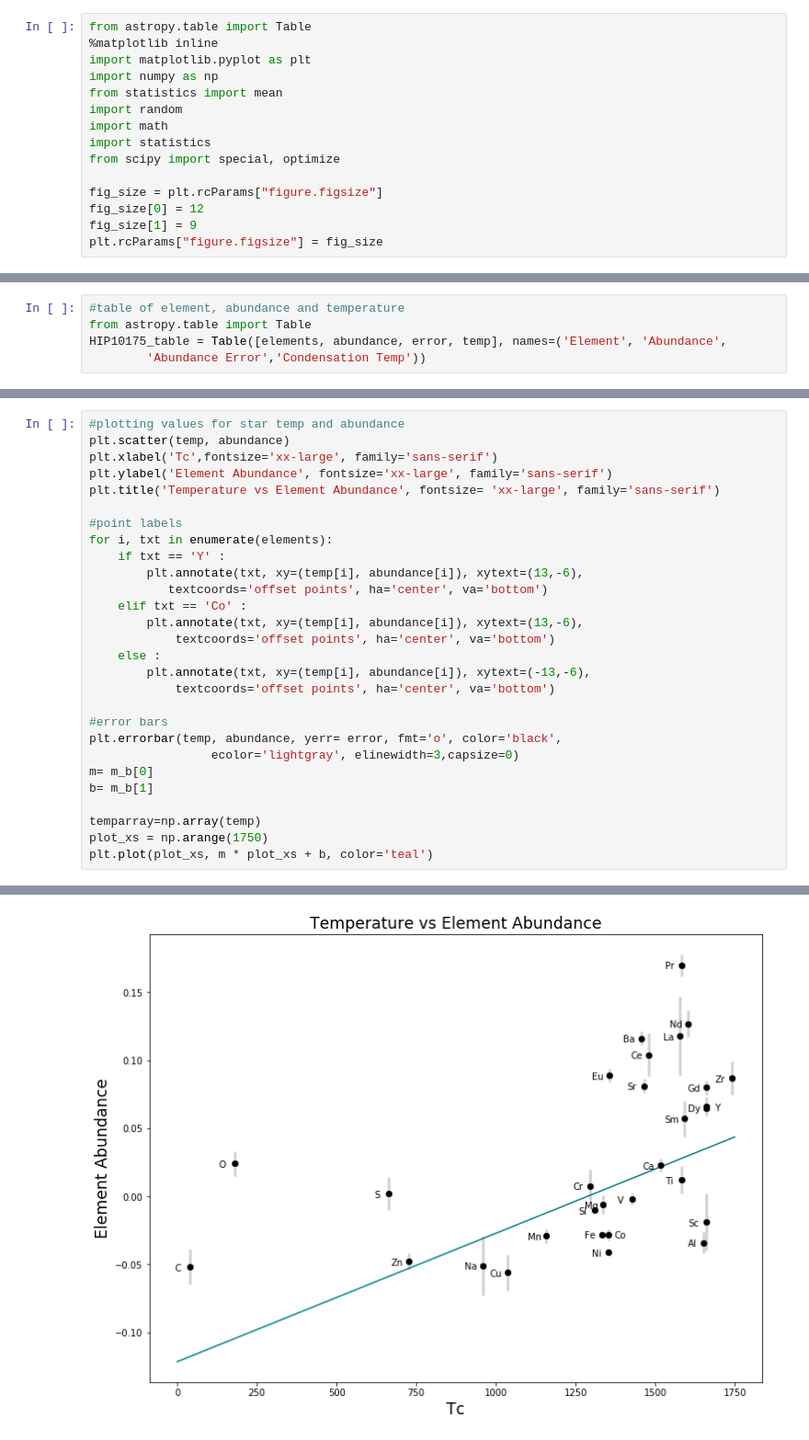
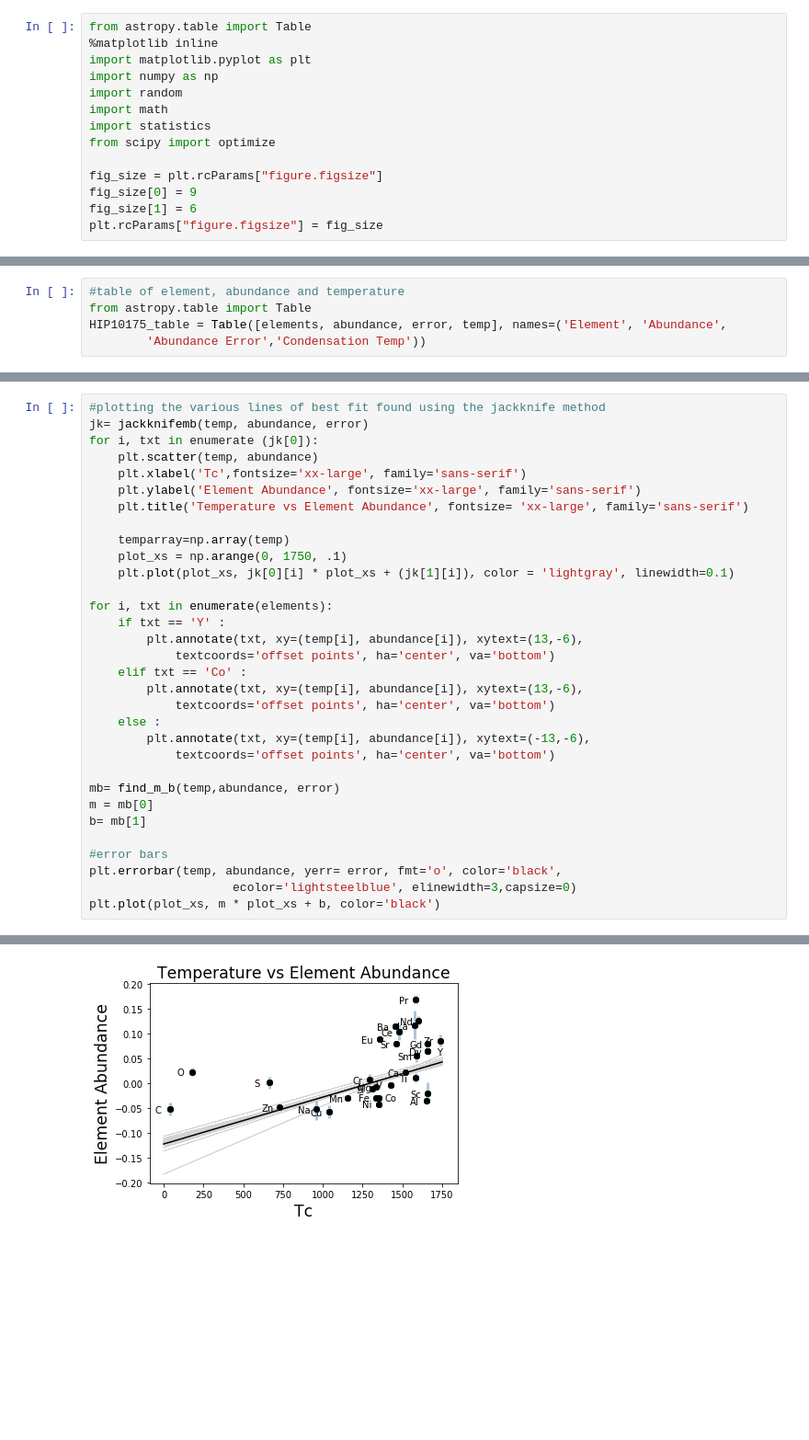
Before and after one commit to ilanadoran23/cca2019, a Jupyter notebook: Solar Twins Plots.ipynb, the cells around one changed output, grey strips where cells are left out. Shown: that part at 92% size. Drawn from its saved outputs; the diff is of its cells as text; blank space fills up the shorter version.

```diff
--- a/Solar Twins Plots.ipynb
+++ b/Solar Twins Plots.ipynb
@@ -3,15 +3,14 @@ from astropy.table import Table
 %matplotlib inline
 import matplotlib.pyplot as plt
 import numpy as np
-from statistics import mean
 import random
 import math
 import statistics
-from scipy import special, optimize
+from scipy import optimize
 
 fig_size = plt.rcParams["figure.figsize"]
-fig_size[0] = 12
-fig_size[1] = 9
+fig_size[0] = 9
+fig_size[1] = 6
 plt.rcParams["figure.figsize"] = fig_size
 # %%
 t= Table.read('solar_twins_data.fits') #fits file as table
@@ -108,31 +318,35 @@ print(m_b)
 # %%
-#plotting values for star temp and abundance
-plt.scatter(temp, abundance)
-plt.xlabel('Tc',fontsize='xx-large', family='sans-serif')
-plt.ylabel('Element Abundance', fontsize='xx-large', family='sans-serif')
-plt.title('Temperature vs Element Abundance', fontsize= 'xx-large', family='sans-serif')
+#plotting the various lines of best fit found using the jackknife method
+jk= jackknifemb(temp, abundance, error)
+for i, txt in enumerate (jk[0]):
+    plt.scatter(temp, abundance)
+    plt.xlabel('Tc',fontsize='xx-large', family='sans-serif')
+    plt.ylabel('Element Abundance', fontsize='xx-large', family='sans-serif')
+    plt.title('Temperature vs Element Abundance', fontsize= 'xx-large', family='sans-serif')
 
-#point labels
+    temparray=np.array(temp)
+    plot_xs = np.arange(0, 1750, .1)
+    plt.plot(plot_xs, jk[0][i] * plot_xs + (jk[1][i]), color = 'lightgray', linewidth=0.1)
+
 for i, txt in enumerate(elements):
     if txt == 'Y' :
         plt.annotate(txt, xy=(temp[i], abundance[i]), xytext=(13,-6),
-           textcoords='offset points', ha='center', va='bottom')
+            textcoords='offset points', ha='center', va='bottom')
     elif txt == 'Co' :
         plt.annotate(txt, xy=(temp[i], abundance[i]), xytext=(13,-6),
             textcoords='offset points', ha='center', va='bottom')
     else :
         plt.annotate(txt, xy=(temp[i], abundance[i]), xytext=(-13,-6),
             textcoords='offset points', ha='center', va='bottom')
 
+mb= find_m_b(temp,abundance, error)
+m = mb[0]
+b= mb[1]
+
 #error bars
 plt.errorbar(temp, abundance, yerr= error, fmt='o', color='black',
-                 ecolor='lightgray', elinewidth=3,capsize=0)
-m= m_b[0]
-b= m_b[1]
-
-temparray=np.array(temp)
-plot_xs = np.arange(1750)
-plt.plot(plot_xs, m * plot_xs + b, color='teal')
+                    ecolor='lightsteelblue', elinewidth=3,capsize=0)
+plt.plot(plot_xs, m * plot_xs + b, color='black')
 # %% [output]
 [<matplotlib.lines.Line2D at 0x...>]
-[figure, old version]
+[figure, new version]
```
Also changed, not shown: parts of 39 cells of this notebook.
